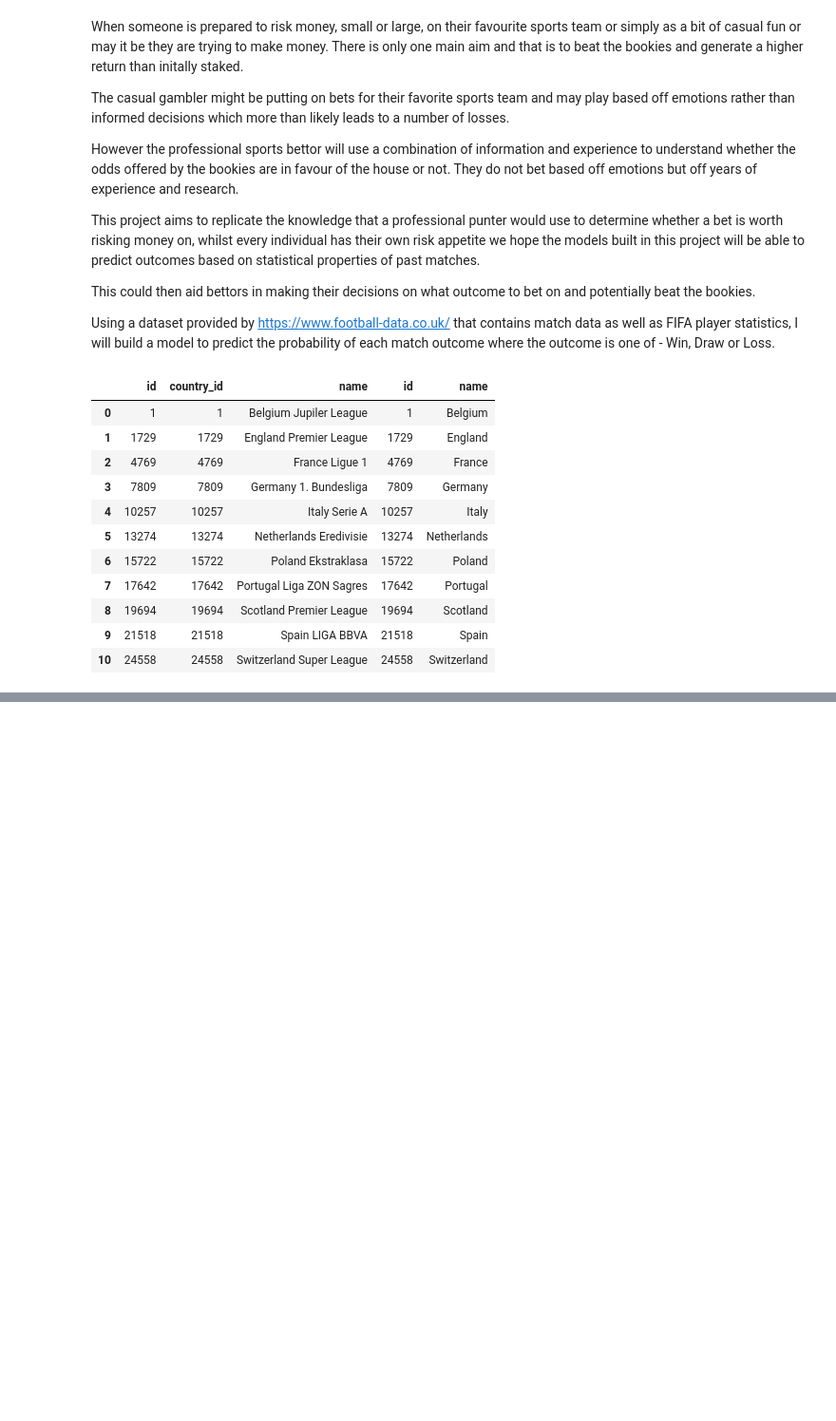
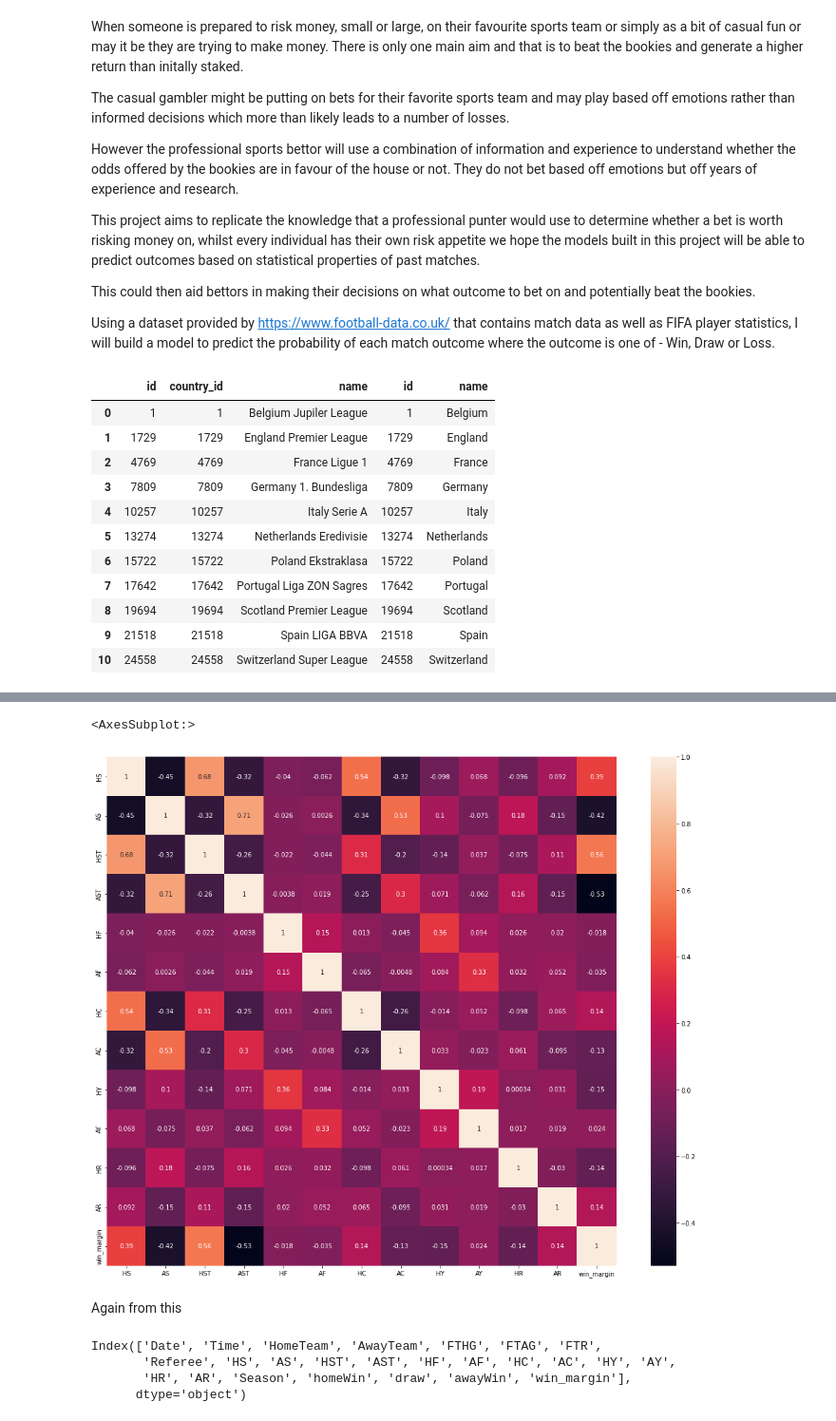
Before and after one commit to viswambaran/AMISummative3, a Jupyter notebook: Summative3.ipynb, the cells around one changed output, grey strips where cells are left out. Shown at 95% size. Drawn from its saved outputs; the diff is of its cells as text; code cells hidden in the pictures; blank space fills up the shorter version.

```diff
--- a/Summative3.ipynb
+++ b/Summative3.ipynb
@@ -86,0 +377,7 @@ pd.read_sql("SELECT * FROM Match;", conn)
+# %%
+df['win_margin'] = df['FTHG'] - df['FTAG']
+
+game_stat_cols = ['HS', 'AS', 'HST', 'AST', 'HF', 'AF', 'HC', 'AC', 'HY', 'AY','HR', 'AR', 'win_margin']
+
+game_stat_corr = df[game_stat_cols].corr()
+game_stat_corr['win_margin'].sort_values()
@@ -86,0 +404,16 @@ pd.read_sql("SELECT * FROM Match;", conn)
+# %%
+#Heatmap using game stat cols
+fig, ax = plt.subplots(figsize = (20,15))
+sns.heatmap(game_stat_corr, square = True, annot=True )
+# %% [output]
+<AxesSubplot:>
+[figure, added]
+# %% [markdown]
+Again from this
+# %%
+df.columns
+# %% [output]
+Index(['Date', 'Time', 'HomeTeam', 'AwayTeam', 'FTHG', 'FTAG', 'FTR',
+       'Referee', 'HS', 'AS', 'HST', 'AST', 'HF', 'AF', 'HC', 'AC', 'HY', 'AY',
+       'HR', 'AR', 'Season', 'homeWin', 'draw', 'awayWin', 'win_margin'],
+      dtype='object')
```
Also changed, not shown: parts of 68 cells of this notebook.
